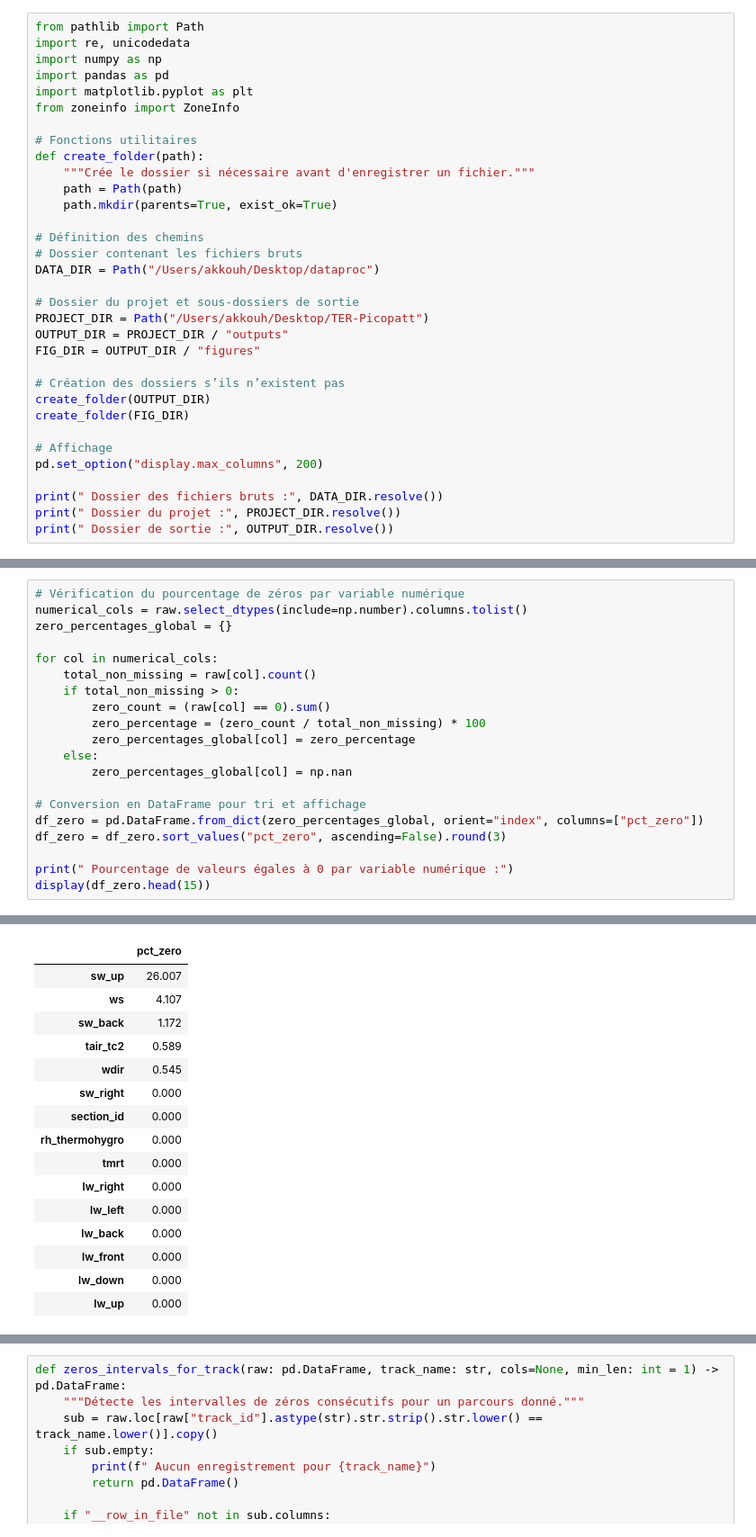
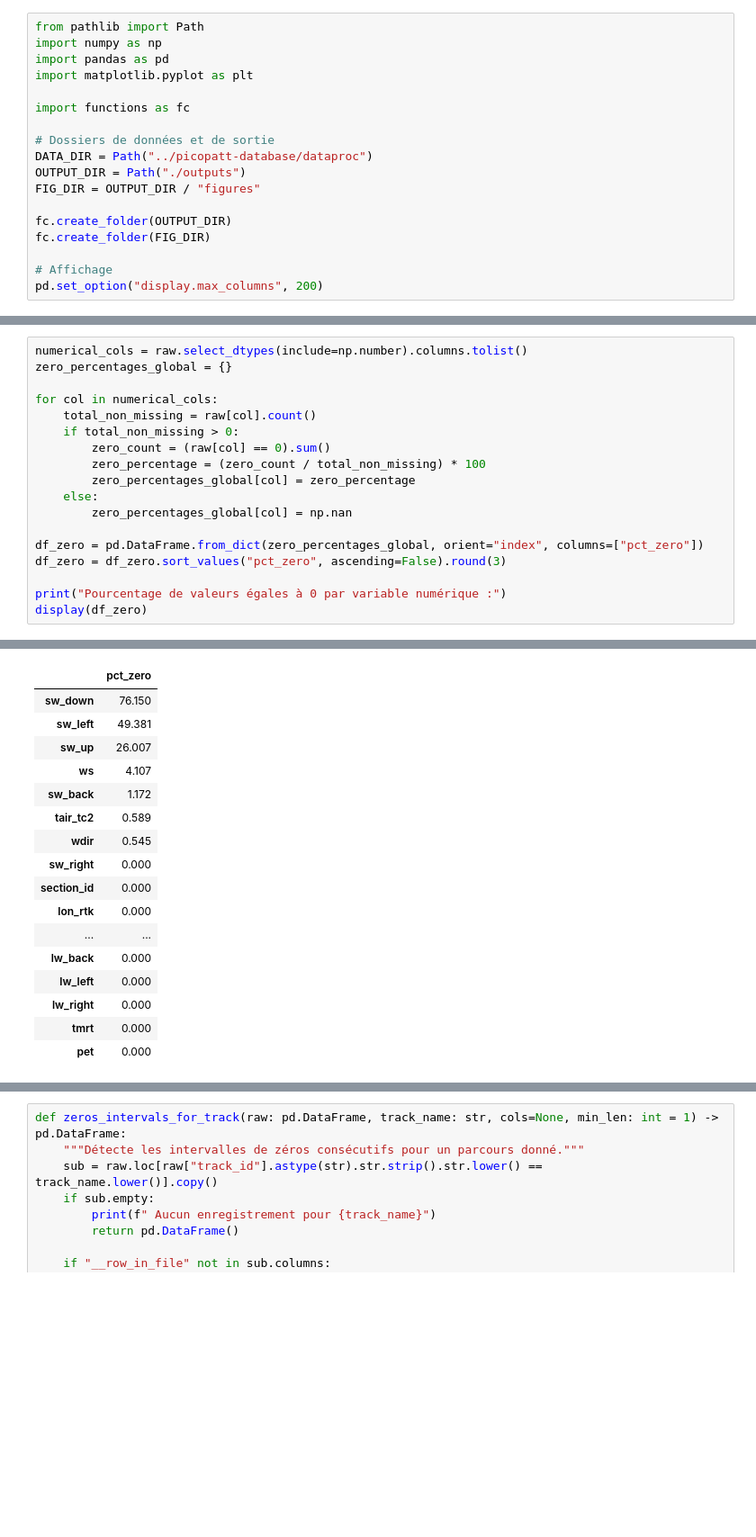
Before and after one commit to bouyaka34/TER-Picopatt, a Jupyter notebook: NoZero.ipynb, the cells around one changed output, grey strips where cells are left out. Shown at 90% size. Drawn from its saved outputs; the diff is of its cells as text; blank space fills up the shorter version.

Commit message:
Ajout des fonctions réutilisables dans functions.py

```diff
--- a/NoZero.ipynb
+++ b/NoZero.ipynb
@@ -7,33 +7,18 @@
 # %%
 from pathlib import Path
-import re, unicodedata
 import numpy as np
 import pandas as pd
 import matplotlib.pyplot as plt
-from zoneinfo import ZoneInfo
 
-# Fonctions utilitaires
-def create_folder(path):
-    """Crée le dossier si nécessaire avant d'enregistrer un fichier."""
-    path = Path(path)
-    path.mkdir(parents=True, exist_ok=True)
+import functions as fc
 
-# Définition des chemins
-# Dossier contenant les fichiers bruts
-DATA_DIR = Path("/Users/akkouh/Desktop/dataproc")
-
-# Dossier du projet et sous-dossiers de sortie
-PROJECT_DIR = Path("/Users/akkouh/Desktop/TER-Picopatt")
-OUTPUT_DIR = PROJECT_DIR / "outputs"
+# Dossiers de données et de sortie
+DATA_DIR = Path("../picopatt-database/dataproc")
+OUTPUT_DIR = Path("./outputs")
 FIG_DIR = OUTPUT_DIR / "figures"
 
-# Création des dossiers s’ils n’existent pas
-create_folder(OUTPUT_DIR)
-create_folder(FIG_DIR)
+fc.create_folder(OUTPUT_DIR)
+fc.create_folder(FIG_DIR)
 
 # Affichage
 pd.set_option("display.max_columns", 200)
-
-print(" Dossier des fichiers bruts :", DATA_DIR.resolve())
-print(" Dossier du projet :", PROJECT_DIR.resolve())
-print(" Dossier de sortie :", OUTPUT_DIR.resolve())
@@ -247,5 +68,4 @@ Les variables sont ensuite triées par ordre décroissant selon leur pourcentage
 # %%
-# Vérification du pourcentage de zéros par variable numérique
 numerical_cols = raw.select_dtypes(include=np.number).columns.tolist()
 zero_percentages_global = {}
 
@@ -258,10 +78,9 @@ for col in numerical_cols:
     else:
         zero_percentages_global[col] = np.nan
 
-# Conversion en DataFrame pour tri et affichage
 df_zero = pd.DataFrame.from_dict(zero_percentages_global, orient="index", columns=["pct_zero"])
 df_zero = df_zero.sort_values("pct_zero", ascending=False).round(3)
 
-print(" Pourcentage de valeurs égales à 0 par variable numérique :")
-display(df_zero.head(15))
+print("Pourcentage de valeurs égales à 0 par variable numérique :")
+display(df_zero)
 # %% [output]
@@ -269,4 +88,6 @@ display(df_zero.head(15))
 |  | pct_zero |
+| sw_down | 76.150 |
+| sw_left | 49.381 |
 | sw_up | 26.007 |
 | ws | 4.107 |
 | sw_back | 1.172 |
@@ -274,12 +95,11 @@ display(df_zero.head(15))
 | wdir | 0.545 |
 | sw_right | 0.000 |
 | section_id | 0.000 |
-| rh_thermohygro | 0.000 |
+| lon_rtk | 0.000 |
+| ... | ... |
+| lw_back | 0.000 |
+| lw_left | 0.000 |
+| lw_right | 0.000 |
 | tmrt | 0.000 |
-| lw_right | 0.000 |
-| lw_left | 0.000 |
-| lw_back | 0.000 |
-| lw_front | 0.000 |
-| lw_down | 0.000 |
-| lw_up | 0.000 |
+| pet | 0.000 |
 # %% [markdown]
```
Also changed, not shown: parts of 23 cells of this notebook, 2 other files.
